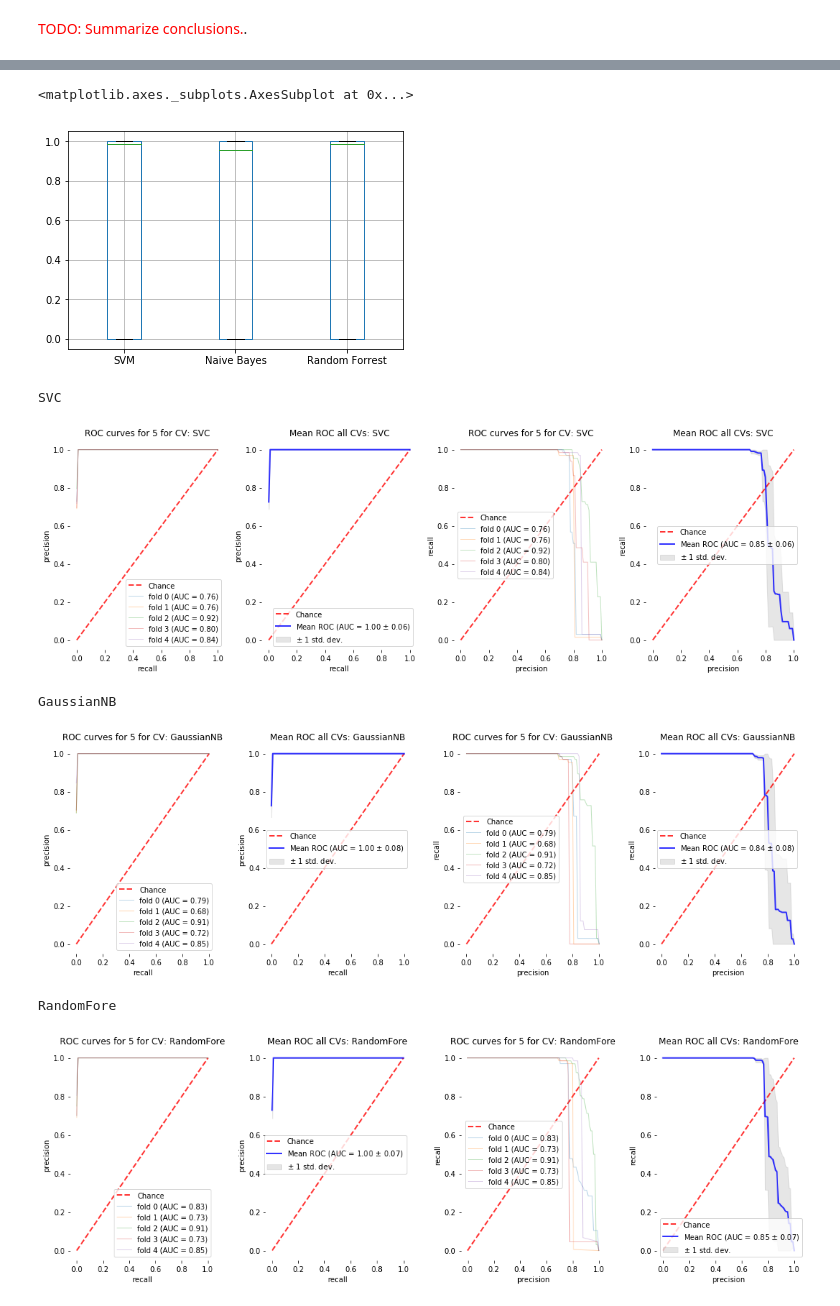
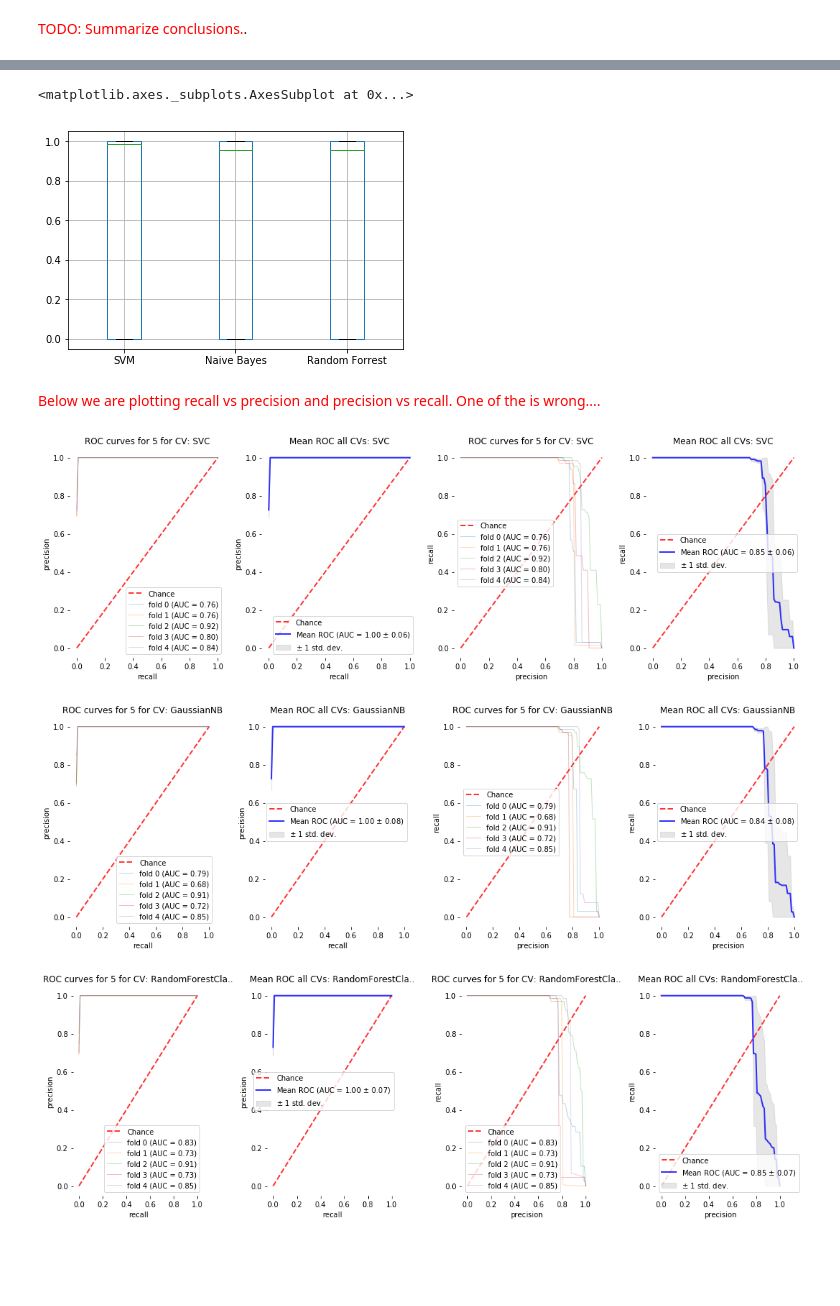
Before and after one commit to vipulpopat/MSCAI_Sem1_Etivity4, a Jupyter notebook: Lab 4 - Comparison of Classifiers - Main_18263461.ipynb, the cells around one changed output, grey strips where cells are left out. Drawn from its saved outputs; the diff is of its cells as text; code cells hidden in the pictures; blank space fills up the shorter version.

```diff
--- a/Lab 4 - Comparison of Classifiers - Main_18263461.ipynb
+++ b/Lab 4 - Comparison of Classifiers - Main_18263461.ipynb
@@ -290,14 +296,14 @@ plot_roc_mean(mean_fpr, tprs_NB, aucs_NB, 'Naive Bayes')
 # %% [markdown]
 ### Random Forrest
 # %%
-random_forrest = RandomForestClassifier(n_estimators=100, max_depth=2,
+RF_classifier = RandomForestClassifier(n_estimators=100, max_depth=2,
                              random_state=0)
 
 # Train and evaluate the classifier by applying 5-fold cross validation.
 # We use 5 folds only, because the data set is rather small.
 accuracies_RF, f1_scores_RF, tprs_RF, aucs_RF, _recalls_RF, _precisions_RF = evaluate_classifier(folds=5,
                                                                     p=predictors, t=target,
-                                                                    classifier=random_forrest,
+                                                                    classifier=NB_classifier,
                                                                     mean_fpr=mean_fpr)
 # %%
 # Plot a ROC curve for each cross-validation fold
@@ -379,4 +391,4 @@ recalls_df = pd.DataFrame(data={'SVM' : _recalls_SVM   , 'Naive Bayes' : _recall
 recalls_df.boxplot()
 # %% [output]
 <matplotlib.axes._subplots.AxesSubplot at 0x...>
-[figure, old version]
+[figure, new version]
@@ -385,45 +395,50 @@ recalls_df.boxplot()
+# %% [markdown]
+<span style="color:red">Below we are plotting recall vs precision and precision vs recall. One of the is wrong....</span>
 # %%
 
 %run ./Lab4_Functions_18263461.ipynb
 
-clfs = [SVM_classifier, NB_classifier, random_forrest]
+def get_classifier_shortname(clf):
+    max_len = 15
+    clf_name = str(clf)
+    clf_name = clf_name.split("(")[0]
+    if (len(clf_name) > max_len):
+        clf_name = clf_name[0:15] + ".."
+    return clf_name
+
+clfs = [SVM_classifier, NB_classifier, RF_classifier]
 
 for clf in clfs:
     plt.figure(figsize=(15, 5))
     p = 141
-    clf_name = str(clf)
-    clf_name = clf_name.split("(")[0]
-    clf_name = clf_name[0:10]
-    print(clf_name)
-    accuracies_SVM, f1_scores_SVM, tprs_SVM, aucs_SVM, _recalls_SVM, _precisions_SVM, _precisions, _praucs, _recalls = evaluate_classifier_michel(folds=5,
+    clf_name = get_classifier_shortname(clf)
+
+    accuracies, f1_scores, tprs, aucs, _recalls_SVM, _precisions_SVM, _precisions, _praucs, _recalls = evaluate_classifier_michel(folds=5,
                                                                         p=predictors, t=target,
                                                                         classifier=clf,
                                                                         mean_fpr=mean_fpr)
 
     plt.subplot(p, frameon=False)
     plot_roc_cv_folds_michel(mean_fpr, _precisions, _praucs, clf_name, "recall", "precision", show=False)
 
     p += 1
     plt.subplot(p, frameon=False)
     plot_roc_mean_michel(mean_fpr, _precisions, _praucs, clf_name, "recall", "precision", show=False)
 
     p += 1
     plt.subplot(p, frameon=False)
     plot_roc_cv_folds_michel(mean_fpr, _recalls, _praucs, clf_name, "precision", "recall", show=False)
 
     p += 1
     plt.subplot(p, frameon=False)
     plot_roc_mean_michel(mean_fpr, _recalls, _praucs, clf_name, "precision", "recall", show=False)
 
     plt.tight_layout()
     plt.show()
 # %% [output]
-SVC
 [figure]
-GaussianNB
 [figure]
-RandomFore
-[figure, old version]
+[figure, new version]
 # %% [markdown]
 # Task 3
 
```
Also changed, not shown: parts of 21 cells of this notebook, 1 other file.
